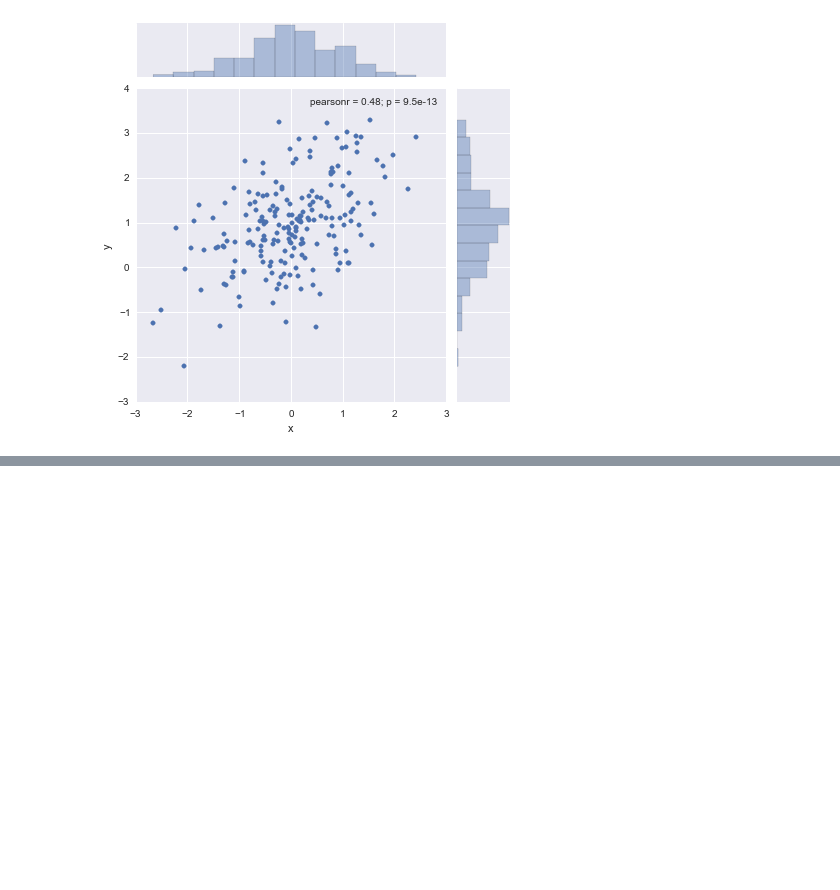
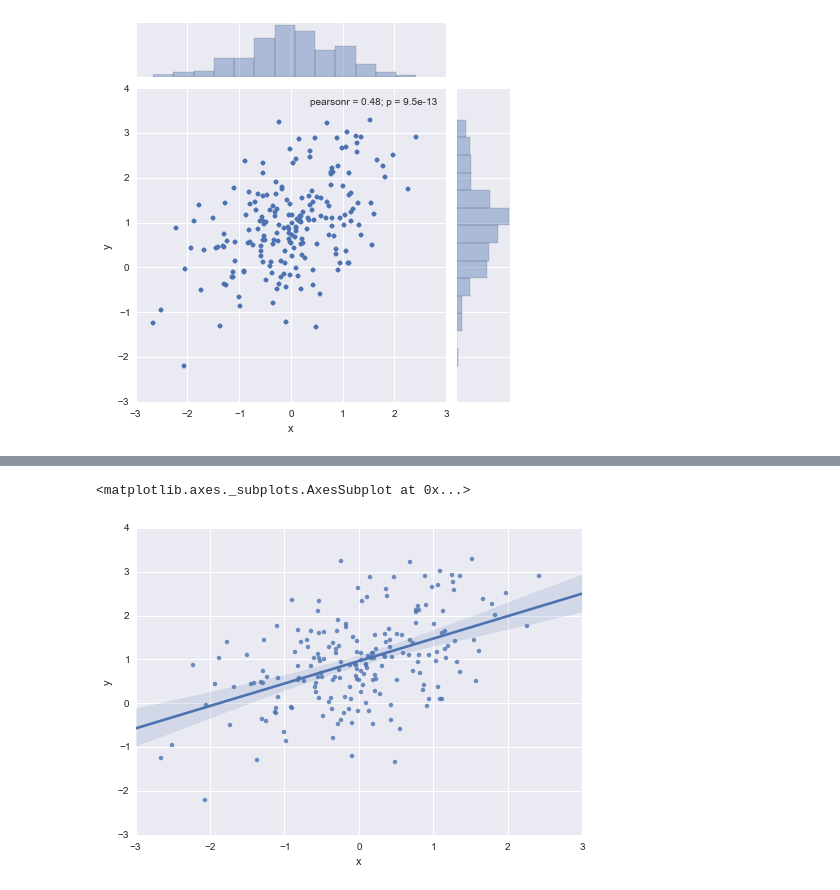
Before and after one commit to LarsKaleschke/Python-Course, a Jupyter notebook: Seaborn.ipynb, the cells around one changed output, grey strips where cells are left out. Saved outputs shown, nothing was run; the diff lists cells and outputs as text; code cells hidden in the pictures; blank space fills up the shorter version.

```diff
--- a/Seaborn.ipynb
+++ b/Seaborn.ipynb
@@ -61,0 +86,6 @@ sns.jointplot(x="x", y="y", data=df);
+# %%
+# Shorter with seaborn + uncertainty of fit
+sns.regplot(x='x',y='y',data=df)
+# %% [output]
+<matplotlib.axes._subplots.AxesSubplot at 0x...>
+[figure, added]
```
Also changed, not shown: parts of 5 cells of this notebook, 1 other file.
